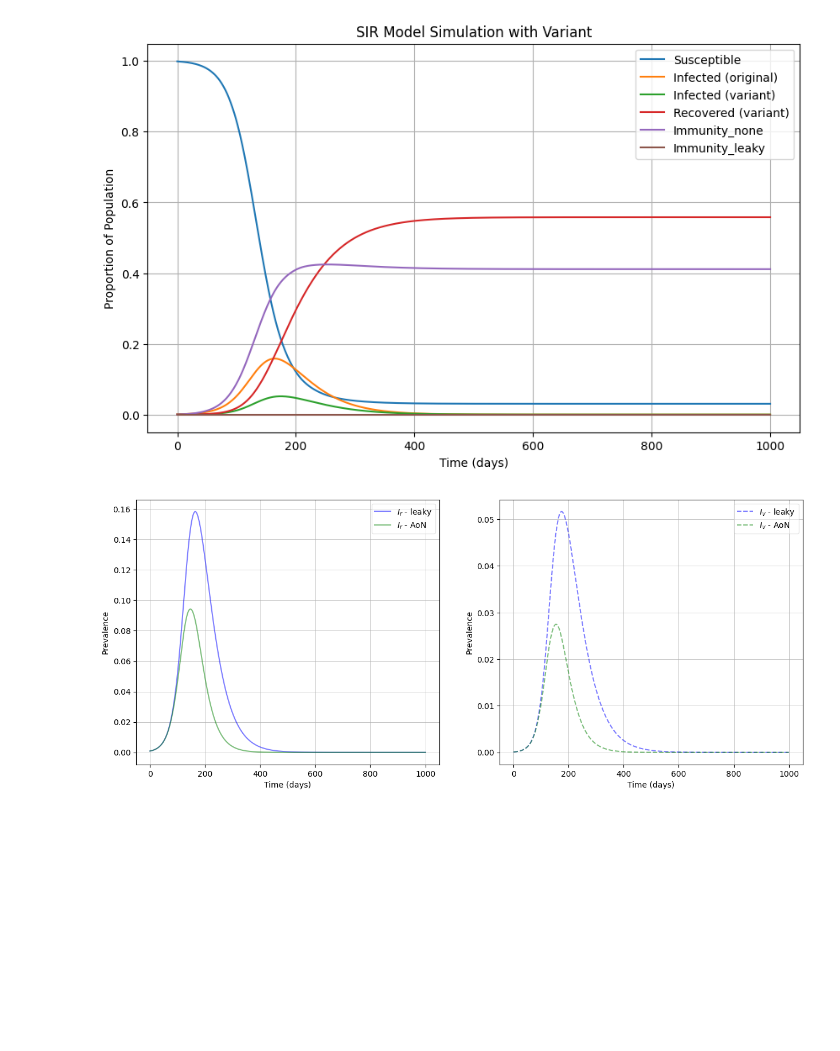
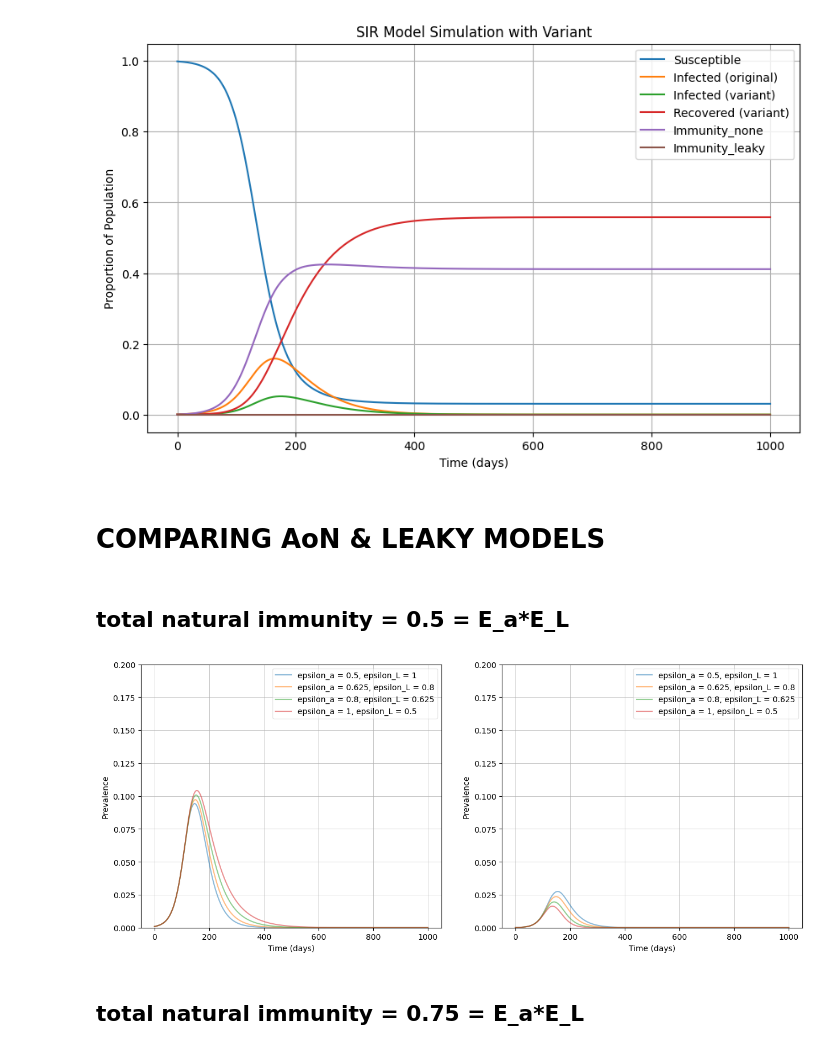
Before and after one commit to condusinew/vaccine_failure_escape, a Jupyter notebook: SIR_mode_natimm.ipynb, the cells around one changed output. Cells and saved outputs as stored; diff of their text form; code cells hidden in the pictures; blank space fills up the shorter version.

```diff
--- a/SIR_mode_natimm.ipynb
+++ b/SIR_mode_natimm.ipynb
@@ -611,6 +663,53 @@ plot_basic(solution)
 # %% [output]
 [figure]
-# %%
-plot_infecteds(solution_leaky, solution_aon)
-# %% [output]
-[figure, removed]
+# %% [markdown]
+# **COMPARING AoN & LEAKY MODELS**
+# %%
+# set parameter values that will not be changing
+
+Rrnaught = 1.6
+gammar = 1/14
+betar = gammar*Rrnaught
+
+Rvnaught = 1.7
+gammav = 1/14
+betav = Rvnaught*gammav
+#Rvnaught = betav / gammav # R0 for variant with entirely susceptible population
+
+mu = 0.6
+t = 1000
+
+# set initial conditions
+S0 = 0.999
+Ir0 = 0.0009
+
+X0 = 0
+W0 = 0
+
+Rv0 = 0
+Iv0 = 1-(S0+Ir0+X0+W0+Rv0) #need to get this seeded later
+# %% [markdown]
+## total natural immunity = 0.5 = E_a*E_L
+# %%
+#list of epsilons. epsilons of the same index can be multiplied to get natural immunity = 0.5 = E_a*E_L
+epsilona = [0.5, 0.625, 0.8, 1]
+epsilonL = [1, 0.8, 0.625, 0.5]
+kwargs = {}
+
+
+#loop thru epsilon values and solve to get many solutions at same protection level
+for i in range(len(epsilona)):
+  solution = solve_ivp(SIR_model_rv,
+                      [0,t],
+                      y0,
+                      args=(mu, betar, gammar, betav, gammav, epsilona[i], epsilonL[i]),
+                      dense_output=True,
+                      t_eval=np.linspace(0, t, t + 1),)
+  solutions.append(solution)
+  kwargs[str(epsilona[i])] = [str(epsilonL[i]), solutions[i]]
+# %%
+plot_many(ylim_max = 0.2,**kwargs)
+# %% [output]
+[figure, added]
+# %% [markdown]
+## total natural immunity = 0.75 = E_a*E_L
```
Also changed, not shown: parts of 18 cells of this notebook.
